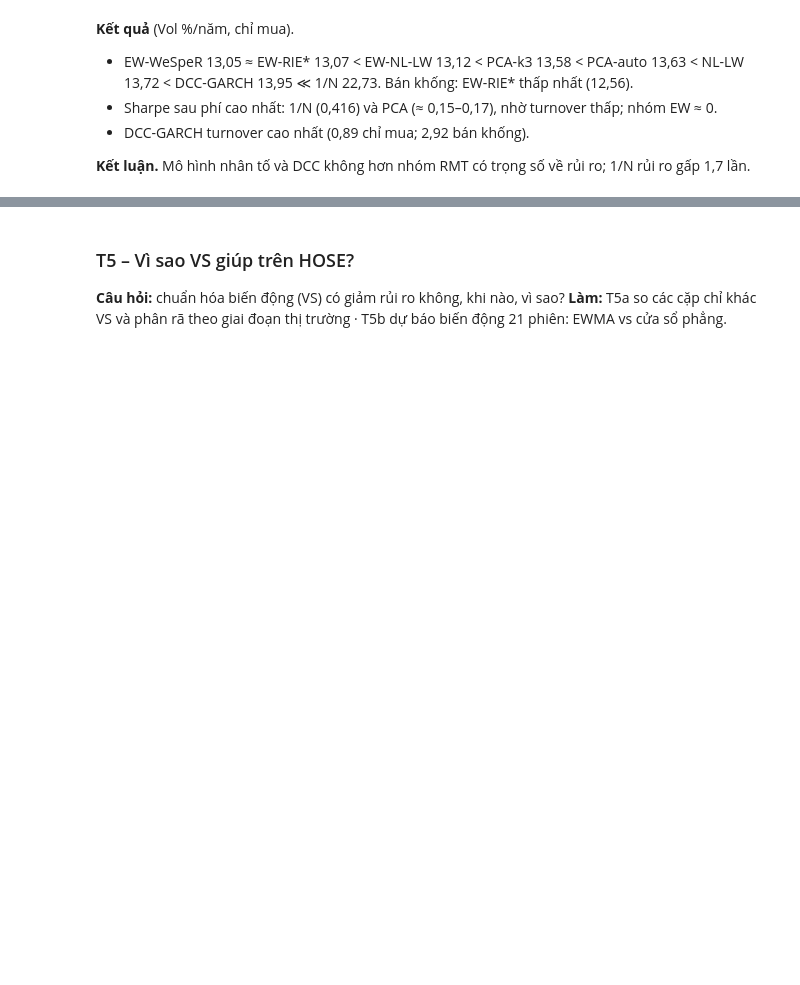
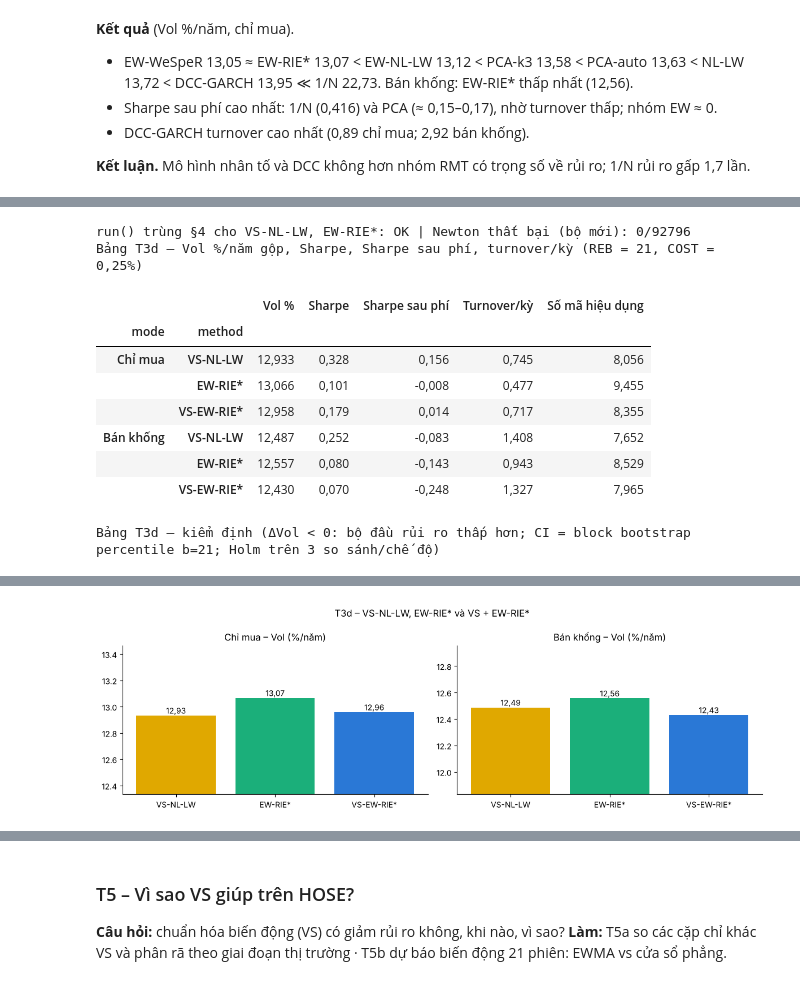
Before and after one commit to chinguyenkhac/data_HOSE, a Jupyter notebook: notebooks/EW_RIE_HOSE_v3_nho.ipynb, the cells around one changed output, grey strips where cells are left out. Cells and saved outputs as stored; diff of their text form; code cells hidden in the pictures; blank space fills up the shorter version.

```diff
--- a/notebooks/EW_RIE_HOSE_v3_nho.ipynb
+++ b/notebooks/EW_RIE_HOSE_v3_nho.ipynb
@@ -1419,0 +1424,60 @@ Bảng T3c – EW-RIE* so với đối chứng (ΔVol < 0: EW-RIE* rủi ro th
+# %%
+# ---- T3d: VS-NL-LW và bộ mới VS + EW-RIE* ----
+def est_vs_ew_rie(X, hl_vol=CONFIG["HL_VOL"], hl=CONFIG["HL_EW"]):
+    # VS + EW-RIE*: chuẩn hóa biến động EWMA (như VS-NL-LW), rồi EW-RIE* trên tương quan trọng số mũ của Z; nhân lại biến động hiện tại
+    Z, sig = ewma_standardize(X, hl_vol); Z = Z[hl_vol:]
+    w = ew_weights(len(Z), hl); C, _ = ew_corr(Z, w)
+    return ew_rie_corr(C, w) * np.outer(sig, sig)
+
+T3D_EST = {"VS-NL-LW": ESTIMATORS["VS-NL-LW"], "EW-RIE*": ESTIMATORS["EW-RIE*"], "VS-EW-RIE*": est_vs_ew_rie}
+n0 = dict(_STATS)
+T3D = {m: run(T3D_EST, CONFIG, lo) for m, lo in MODES.items()}
+for m in MODES:      # kiểm tra: run() tái tạo đúng §4 cho hai bộ đã có
+    for k in ("VS-NL-LW", "EW-RIE*"):
+        assert np.allclose(T3D[m]["out"][k]["r"].values, RESULTS[m]["out"][k]["r"].values), (m, k)
+print(f"run() trùng §4 cho VS-NL-LW, EW-RIE*: OK | Newton thất bại (bộ mới): {_STATS['fail'] - n0['fail']}/{_STATS['total'] - n0['total']}")
+
+S3D = pd.DataFrame([dict(mode=m, method=k, **metrics(o)) for m, d in T3D.items() for k, o in d["out"].items()])
+save(S3D, "T3d_summary")
+print("Bảng T3d – Vol %/năm gộp, Sharpe, Sharpe sau phí, turnover/kỳ (REB = 21, COST = 0,25%)")
+show(S3D.assign(mode=S3D["mode"].map(VN)).set_index(["mode", "method"])[["Vol %", "Sharpe", "Sharpe sau phí", "Turnover/kỳ", "Số mã hiệu dụng"]], 3)
+
+PAIRS3D = [("EW-RIE*", "VS-NL-LW"), ("VS-EW-RIE*", "VS-NL-LW"), ("VS-EW-RIE*", "EW-RIE*")]
+rows = []
+for mode in MODES:
+    out = T3D[mode]["out"]
+    for a_, b_ in PAIRS3D:
+        ra, rb = out[a_]["r"].values, out[b_]["r"].values; na, nb_ = (net(out[k], CONFIG["COST"]).values for k in (a_, b_))
+        row = dict(mode=mode, pair=f"{a_} vs {b_}", **{"ΔVol (pp)": (ra.std() - rb.std()) * np.sqrt(252) * 100})
+        for bl in (10, 21, 42):
+            d, se, p_hac, p_bt = lw_var_test(ra, rb, block=bl); lo_, hi_ = block_bootstrap_ci(ra, rb, block=bl)
+            row.update({"Δlog σ²": d, "p LW-HAC": p_hac, f"p LW-boot b={bl}": p_bt, f"CI lo b={bl}": lo_, f"CI hi b={bl}": hi_})
+        row.update({"p JKM gross": jkm_test(ra, rb)[1], "p JKM sau phí": jkm_test(na, nb_)[1], "ΔSharpe gross": ann(pd.Series(ra))[1] - ann(pd.Series(rb))[1]})
+        rows.append(row)
+T3DC = pd.DataFrame(rows)
+T3DC["p Holm (LW-boot b=21)"] = T3DC.groupby("mode")["p LW-boot b=21"].transform(
+    lambda p: np.minimum(1, np.maximum.accumulate(np.sort(p.values) * (len(p) - np.arange(len(p)))))[np.argsort(np.argsort(p.values))])
+save(T3DC, "T3d_tests")
+cols = ["ΔVol (pp)", "CI lo b=21", "CI hi b=21", "p LW-HAC", "p LW-boot b=10", "p LW-boot b=21", "p LW-boot b=42", "p Holm (LW-boot b=21)", "p JKM gross", "p JKM sau phí"]
+print("Bảng T3d – kiểm định (ΔVol < 0: bộ đầu rủi ro thấp hơn; CI = block bootstrap percentile b=21; Holm trên 3 so sánh/chế độ)")
+show(T3DC.assign(mode=T3DC["mode"].map(VN)).set_index(["mode", "pair"])[cols], 4)
+
+fig, ax = plt.subplots(1, 2, figsize=(12, 3.8)); K = list(T3D_EST)
+for a_, m in zip(ax, MODES):
+    v = [S3D[(S3D["mode"] == m) & (S3D.method == k)]["Vol %"].iloc[0] for k in K]
+    a_.bar(K, v, color=["#e0a800", COL["EW-RIE*"], "#2a78d6"])
+    for i, x in enumerate(v): a_.text(i, x, f2(x), ha="center", va="bottom")
+    a_.set_ylim(min(v) - 0.6, max(v) + 0.4); a_.set_title(f"{VN[m]} – Vol (%/năm)"); a_.spines[["top", "right"]].set_visible(False)
+fig.suptitle("T3d – VS-NL-LW, EW-RIE* và VS + EW-RIE*"); plt.tight_layout(); savefig(fig, "T3d_vs_ew_rie")
+# %% [output]
+run() trùng §4 cho VS-NL-LW, EW-RIE*: OK | Newton thất bại (bộ mới): 0/92796
+Bảng T3d – Vol %/năm gộp, Sharpe, Sharpe sau phí, turnover/kỳ (REB = 21, COST = 0,25%)
+|  |  | Vol % | Sharpe | Sharpe sau phí | Turnover/kỳ | Số mã hiệu dụng |
+| mode | method |  |  |  |  |  |
+| Chỉ mua | VS-NL-LW | 12,933 | 0,328 | 0,156 | 0,745 | 8,056 |
+|  | EW-RIE* | 13,066 | 0,101 | -0,008 | 0,477 | 9,455 |
+|  | VS-EW-RIE* | 12,958 | 0,179 | 0,014 | 0,717 | 8,355 |
+| Bán khống | VS-NL-LW | 12,487 | 0,252 | -0,083 | 1,408 | 7,652 |
+|  | EW-RIE* | 12,557 | 0,080 | -0,143 | 0,943 | 8,529 |
+|  | VS-EW-RIE* | 12,430 | 0,070 | -0,248 | 1,327 | 7,965 |
+Bảng T3d – kiểm định (ΔVol < 0: bộ đầu rủi ro thấp hơn; CI = block bootstrap percentile b=21; Holm trên 3 so sánh/chế độ)
@@ -1419,0 +1492 @@ Bảng T3c – EW-RIE* so với đối chứng (ΔVol < 0: EW-RIE* rủi ro th
+[figure, added]
```
Also changed, not shown: parts of 5 cells of this notebook, 4 other files.
